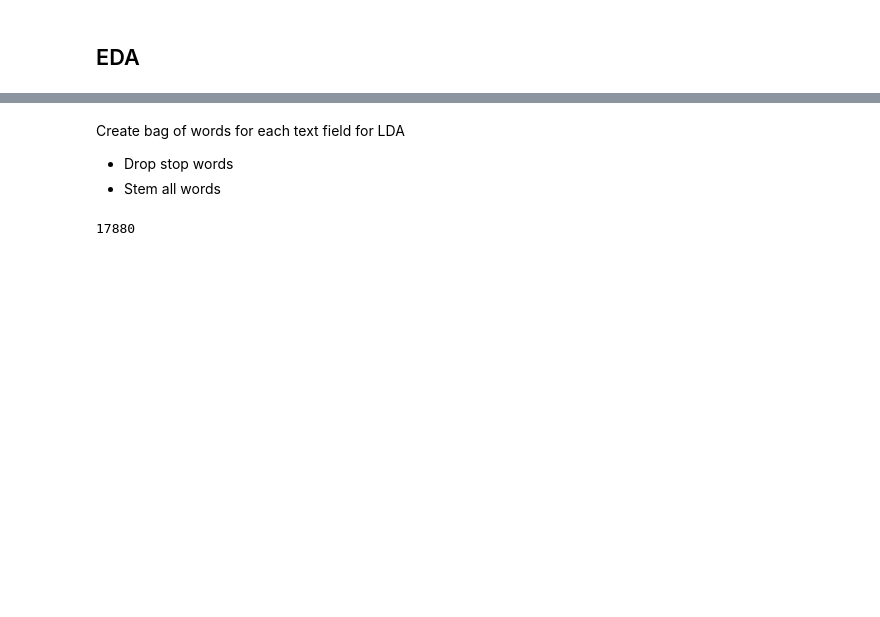
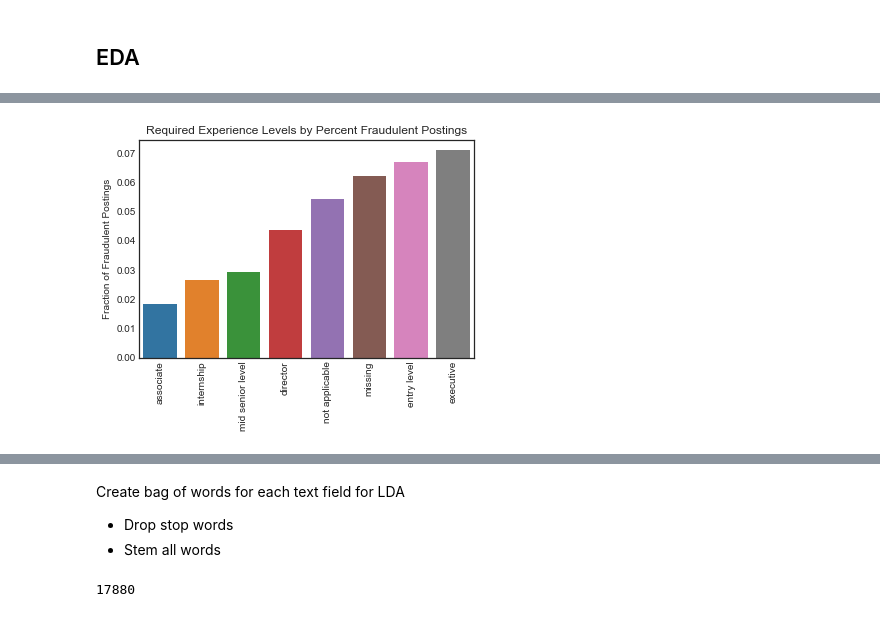
Before and after one commit to anuragkumar/fake-job-posting-prediction, a Jupyter notebook: fake_job_postings.ipynb, the cells around one changed output, grey strips where cells are left out. Cells and saved outputs as stored; diff of their text form; code cells hidden in the pictures; blank space fills up the shorter version.

```diff
--- a/fake_job_postings.ipynb
+++ b/fake_job_postings.ipynb
@@ -54,0 +115,4 @@ df.groupby('industry').fraudulent.sum()
+# %%
+bar_plt('required_experience', 'Required Experience Levels')
+# %% [output]
+[figure, added]
```
Also changed, not shown: parts of 19 cells of this notebook.
